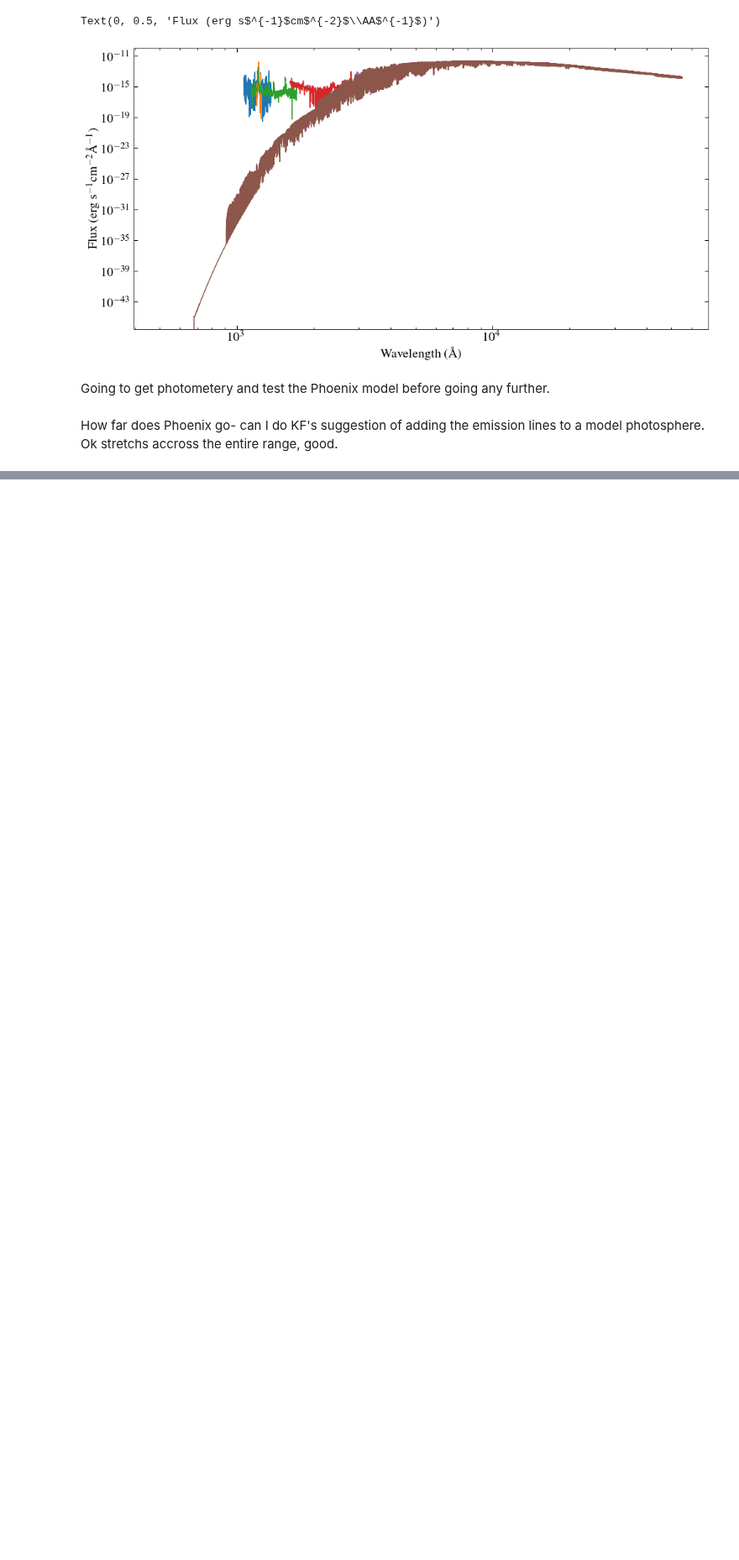
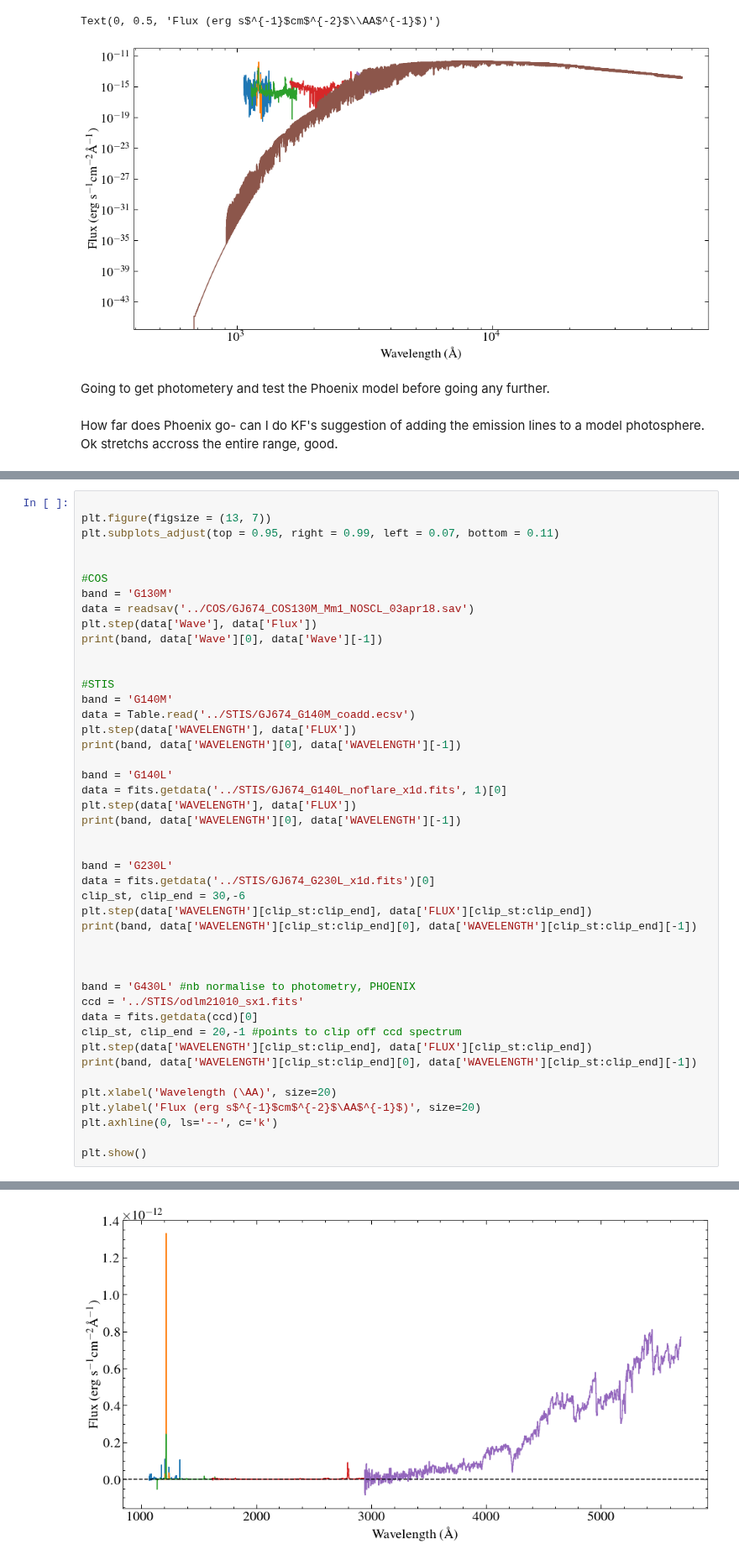
Before and after one commit to davidjwilson/SEDs, a Jupyter notebook: gj_674/combined/combined_sed_rough.ipynb, the cells around one changed output, grey strips where cells are left out. Shown at 84% size. Saved outputs shown, nothing was run; the diff lists cells and outputs as text; blank space fills up the shorter version.

```diff
--- a/gj_674/combined/combined_sed_rough.ipynb
+++ b/gj_674/combined/combined_sed_rough.ipynb
@@ -79,0 +82,46 @@ How far does Phoenix go- can I do KF's suggestion of adding the emission lines t
+# %%
+
+plt.figure(figsize = (13, 7))
+plt.subplots_adjust(top = 0.95, right = 0.99, left = 0.07, bottom = 0.11)
+
+
+#COS
+band = 'G130M'
+data = readsav('../COS/GJ674_COS130M_Mm1_NOSCL_03apr18.sav')
+plt.step(data['Wave'], data['Flux'])
+print(band, data['Wave'][0], data['Wave'][-1])
+
+
+#STIS
+band = 'G140M'
+data = Table.read('../STIS/GJ674_G140M_coadd.ecsv')
+plt.step(data['WAVELENGTH'], data['FLUX'])
+print(band, data['WAVELENGTH'][0], data['WAVELENGTH'][-1])
+
+band = 'G140L'
+data = fits.getdata('../STIS/GJ674_G140L_noflare_x1d.fits', 1)[0]
+plt.step(data['WAVELENGTH'], data['FLUX'])
+print(band, data['WAVELENGTH'][0], data['WAVELENGTH'][-1])
+
+
+band = 'G230L'
+data = fits.getdata('../STIS/GJ674_G230L_x1d.fits')[0]
+clip_st, clip_end = 30,-6
+plt.step(data['WAVELENGTH'][clip_st:clip_end], data['FLUX'][clip_st:clip_end])
+print(band, data['WAVELENGTH'][clip_st:clip_end][0], data['WAVELENGTH'][clip_st:clip_end][-1])
+
+
+
+band = 'G430L' #nb normalise to photometry, PHOENIX
+ccd = '../STIS/odlm21010_sx1.fits'
+data = fits.getdata(ccd)[0]
+clip_st, clip_end = 20,-1 #points to clip off ccd spectrum
+plt.step(data['WAVELENGTH'][clip_st:clip_end], data['FLUX'][clip_st:clip_end])
+print(band, data['WAVELENGTH'][clip_st:clip_end][0], data['WAVELENGTH'][clip_st:clip_end][-1])
+
+plt.xlabel('Wavelength (\AA)', size=20)
+plt.ylabel('Flux (erg s$^{-1}$cm$^{-2}$\AA$^{-1}$)', size=20)
+plt.axhline(0, ls='--', c='k')
+
+plt.show()
+# %% [output]
@@ -79,0 +133 @@ How far does Phoenix go- can I do KF's suggestion of adding the emission lines t
+[figure, added]
```
Also changed, not shown: parts of 6 cells of this notebook, 46 other files.
